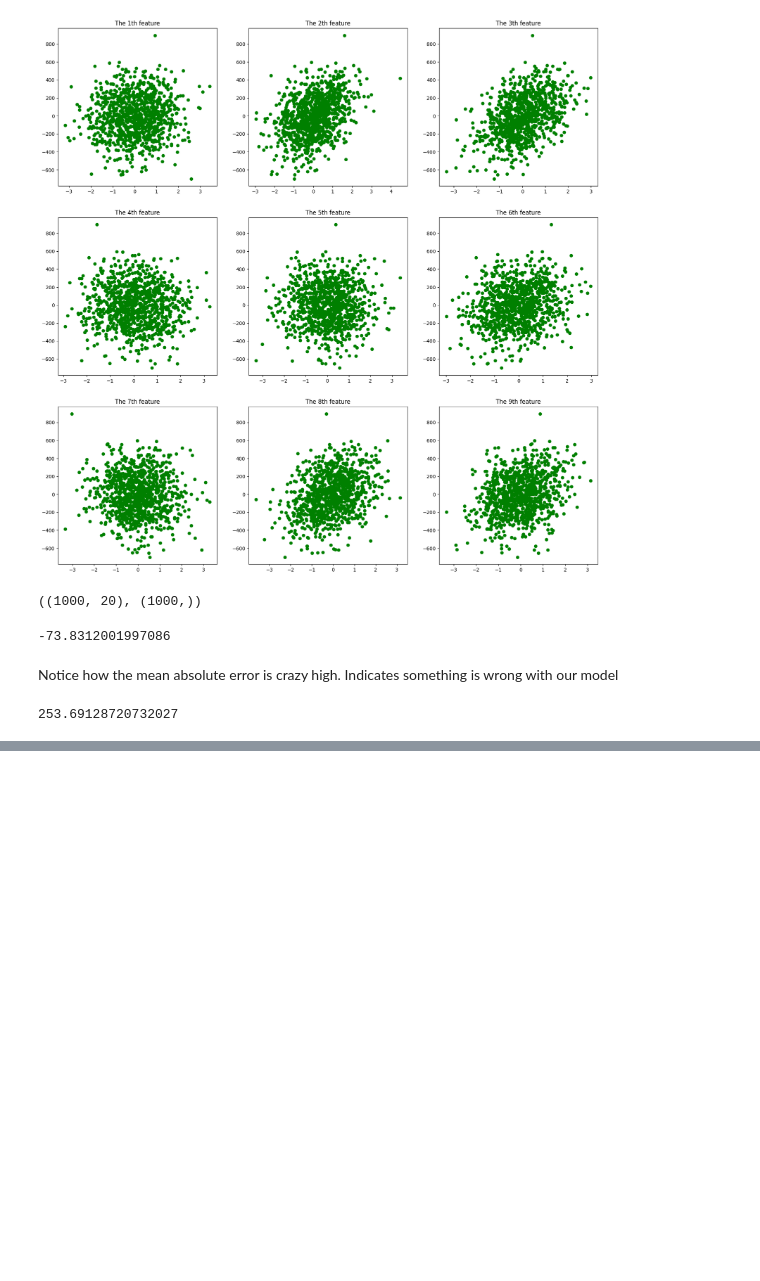
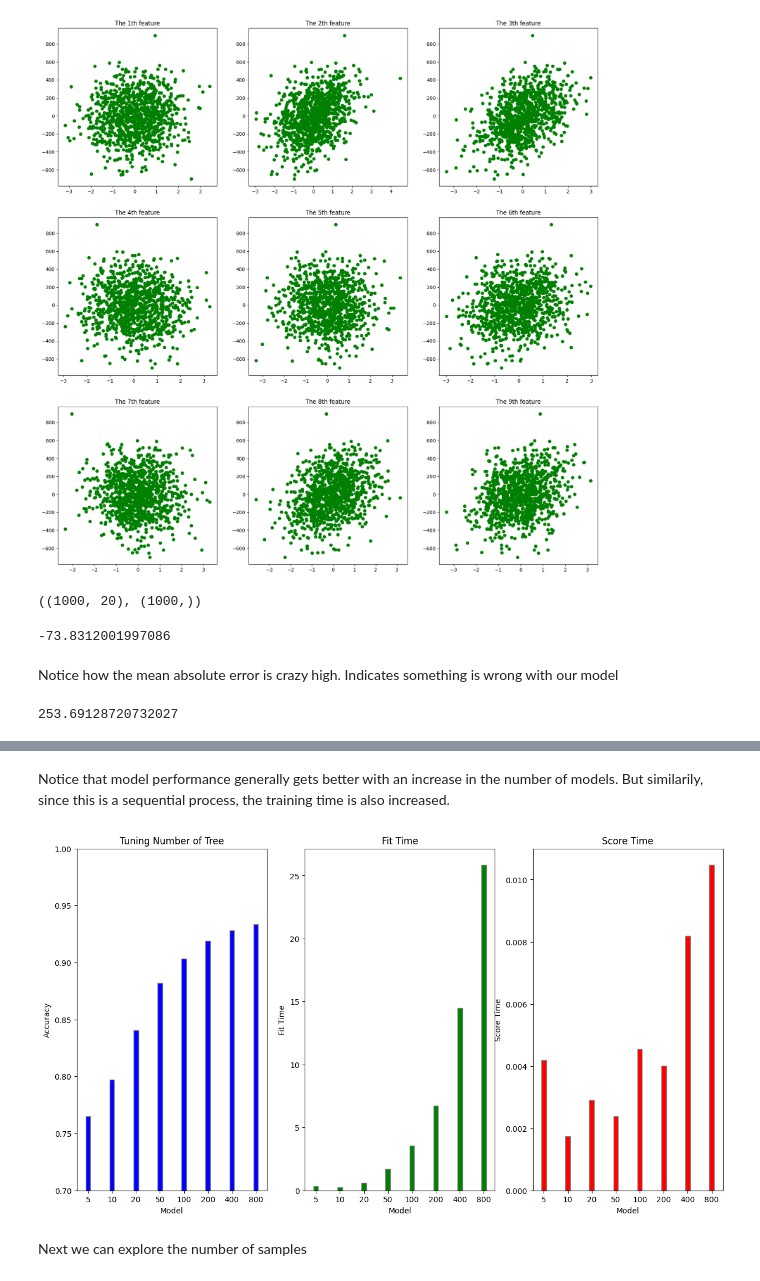
Before and after one commit to TerryTian21/PyTorch-Practice, a Jupyter notebook: Tutorials/Ensemble_Learning.ipynb, the cells around one changed output, grey strips where cells are left out. Drawn from its saved outputs; the diff is of its cells as text; code cells hidden in the pictures; blank space fills up the shorter version.

```diff
--- a/Tutorials/Ensemble_Learning.ipynb
+++ b/Tutorials/Ensemble_Learning.ipynb
@@ -697,0 +719,28 @@ mae
+# %%
+# We will start by tuning the number of trees
+
+def get_models_trees():
+  models = {}
+  n_trees = [5, 10, 20, 50, 100, 200, 400, 800]
+  for n in n_trees:
+    model = GradientBoostingClassifier(n_estimators=n, random_state=42)
+    models[str(n)] = model
+
+  return models
+# %%
+from sklearn.model_selection import cross_validate
+import os
+
+cpu_count = os.cpu_count()
+
+def evaluate_model_new(model, X, y):
+  cv = RepeatedStratifiedKFold(n_splits=10, n_repeats=3, random_state=42)
+  scores = cross_validate(model, X, y, scoring="accuracy", cv=cv, n_jobs=cpu_count)
+  return scores
+# %%
+# Testing the new evaluate function
+
+model = GradientBoostingClassifier()
+scores = evaluate_model_new(model, X, y)
+
+scores
@@ -697,0 +797,15 @@ mae
+# %%
+from tqdm.auto import tqdm
+
+models = get_models_trees()
+results_boosting_trees = {"test_score": [],
+           "fit_time": [],
+           "score_time": [],
+           "names": []}
+
+for name, model in tqdm(models.items()):
+  score = evaluate_model_new(model, X, y)
+  results_boosting_trees["test_score"].append(score["test_score"].mean())
+  results_boosting_trees["fit_time"].append(score["fit_time"].mean())
+  results_boosting_trees["score_time"].append(score["score_time"].mean())
+  results_boosting_trees["names"].append(name)
@@ -697,0 +832,8 @@ mae
+# %% [markdown]
+Notice that model performance generally gets better with an increase in the number of models. But similarily, since this is a sequential process, the training time is also increased.
+# %%
+plot_data(results_boosting_trees, 0.7, 1, 0.2, "Tuning Number of Tree")
+# %% [output]
+[figure, added]
+# %% [markdown]
+Next we can explore the number of samples
```
Also changed, not shown: parts of 33 cells of this notebook.
